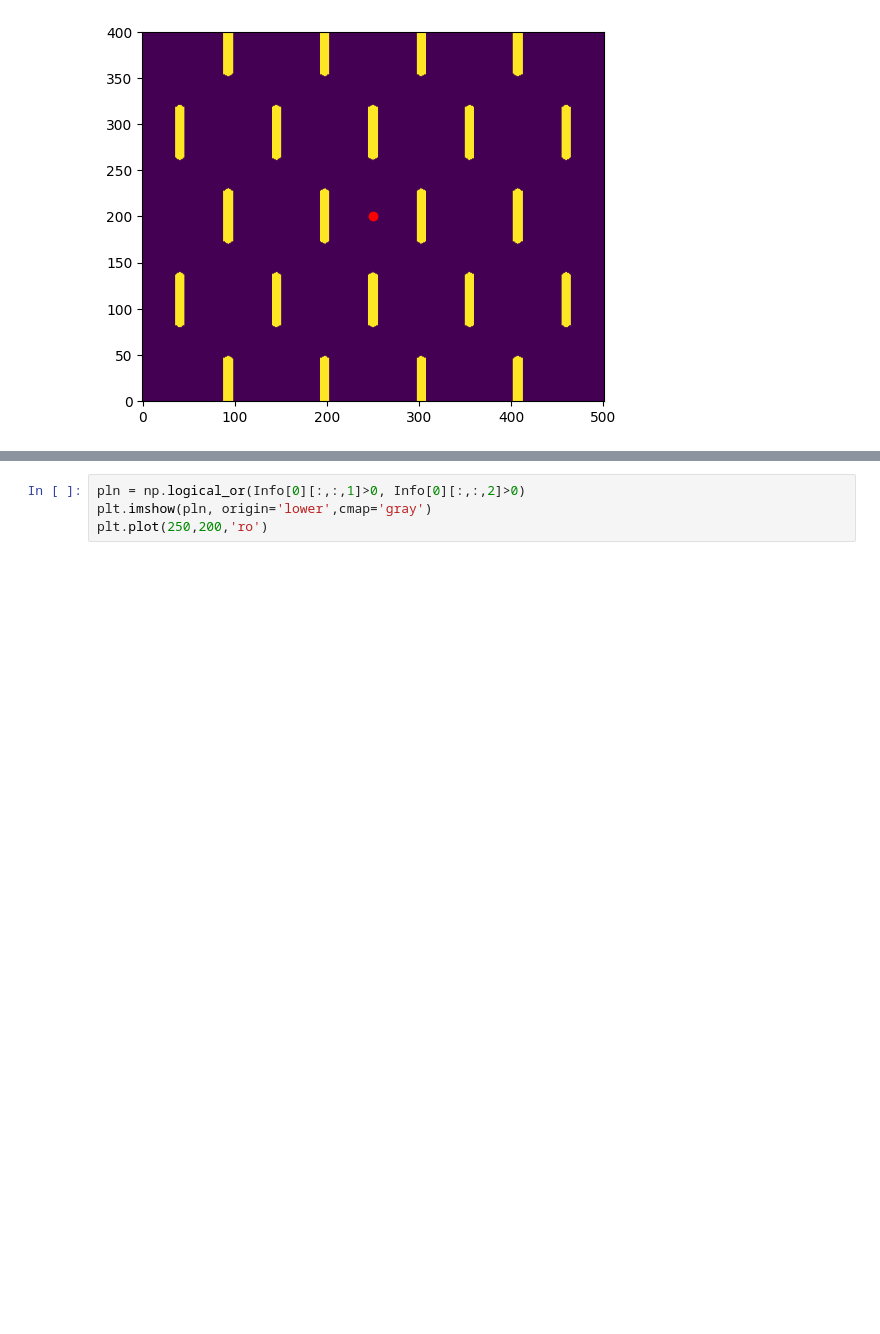
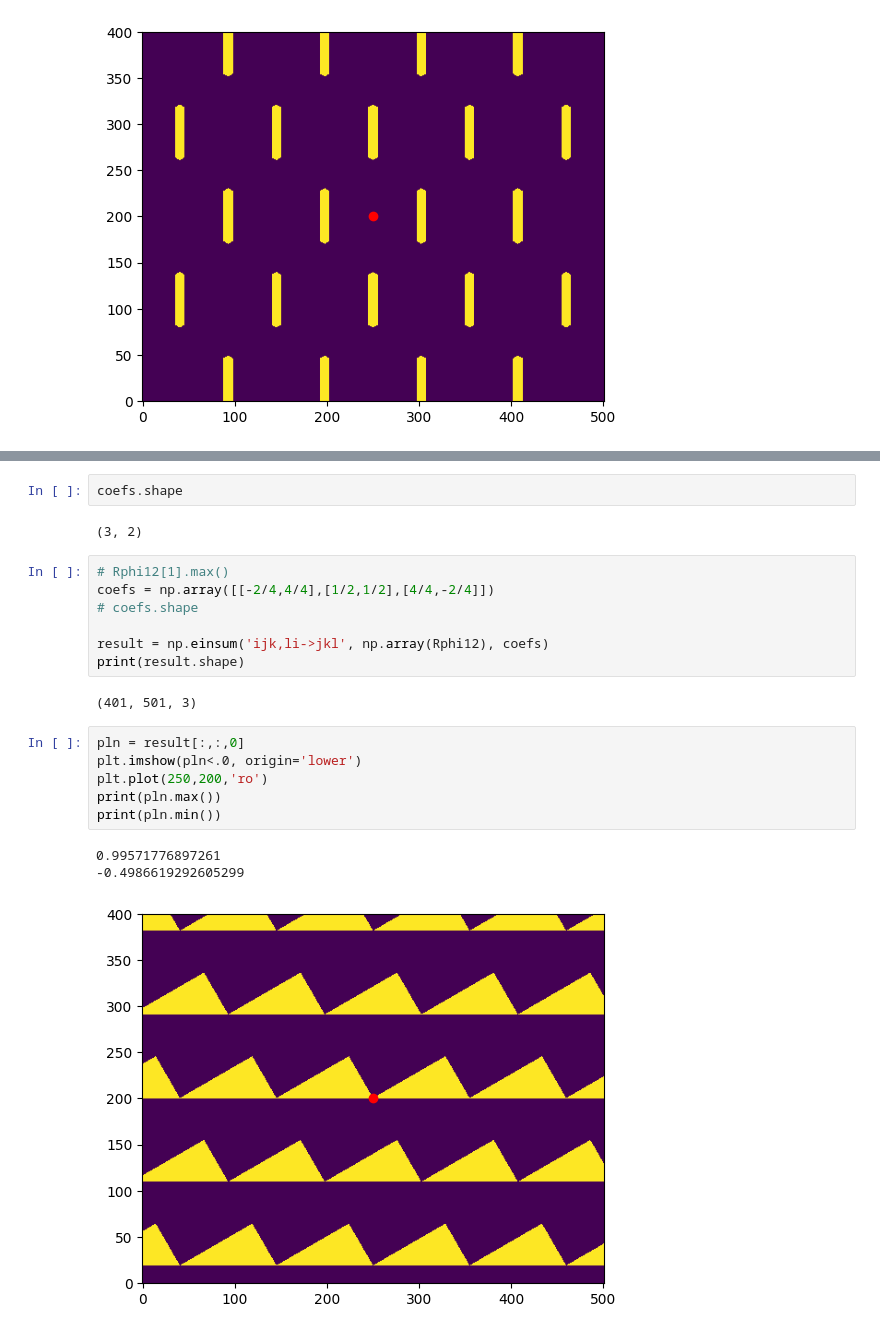
Before and after one commit to Potdooshami/2H_TaSe2_Tc_STM, a Jupyter notebook: phasemapping.ipynb, the cells around one changed output, grey strips where cells are left out. Saved outputs shown, nothing was run; the diff lists cells and outputs as text; blank space fills up the shorter version.

```diff
--- a/phasemapping.ipynb
+++ b/phasemapping.ipynb
@@ -351,4 +384,23 @@ plt.plot(250,200,'ro')
+# %%
+coefs.shape
+# %% [output]
+(3, 2)
+# %%
+# Rphi12[1].max()
+coefs = np.array([[-2/4,4/4],[1/2,1/2],[4/4,-2/4]])
+# coefs.shape
+
+result = np.einsum('ijk,li->jkl', np.array(Rphi12), coefs)
+print(result.shape)
+# %% [output]
+(401, 501, 3)
 # %%
-pln = np.logical_or(Info[0][:,:,1]>0, Info[0][:,:,2]>0)
-plt.imshow(pln, origin='lower',cmap='gray')
+pln = result[:,:,0]
+plt.imshow(pln<.0, origin='lower')
 plt.plot(250,200,'ro')
+print(pln.max())
+print(pln.min())
+# %% [output]
+0.99571776897261
+-0.4986619292605299
+[figure, added]
```
Also changed, not shown: parts of 16 cells of this notebook.
